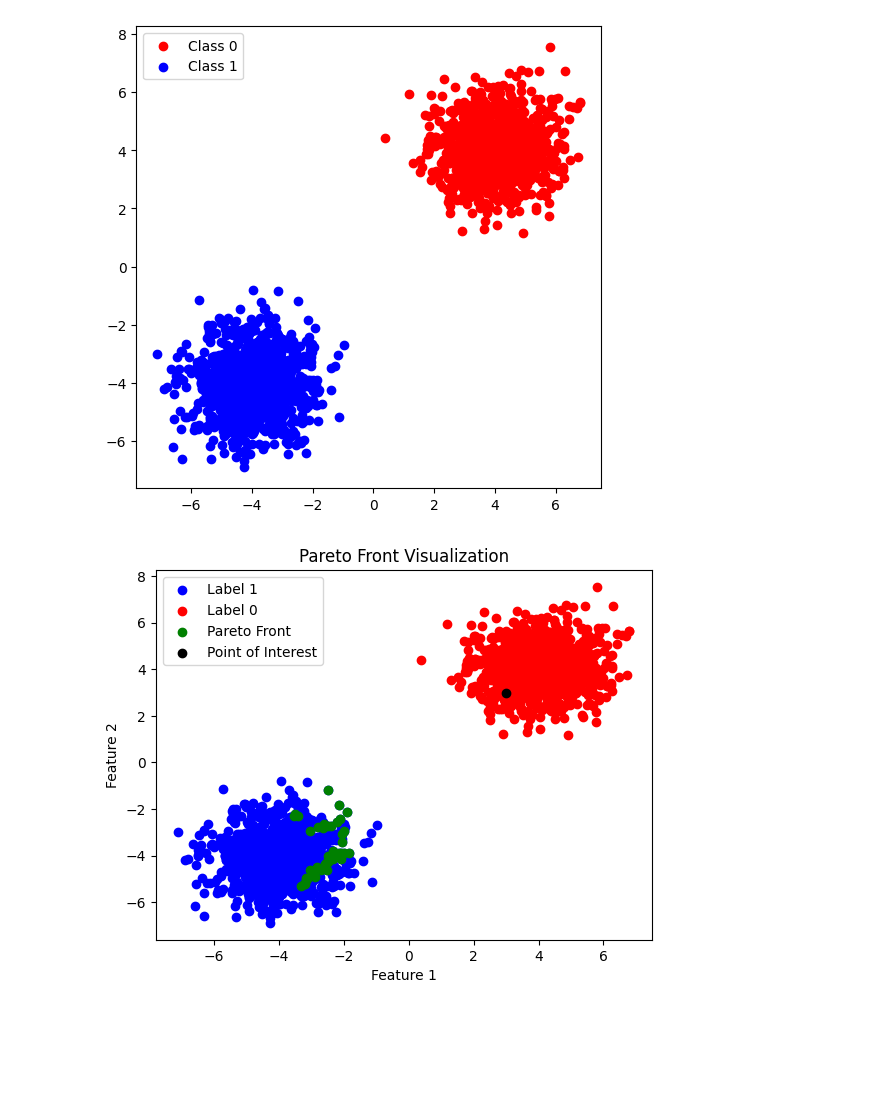
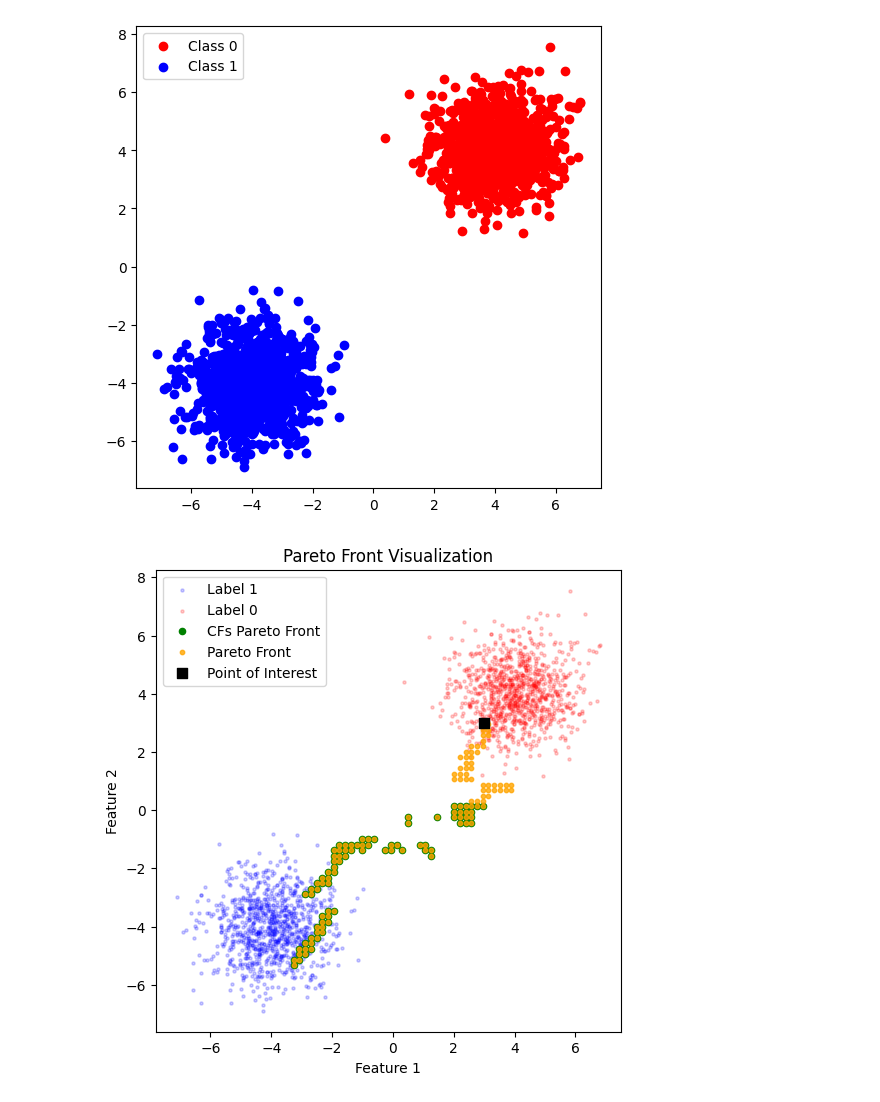
Before and after one commit to Advueu963/Uncertainty-aware-Counterfactuals, a Jupyter notebook: notebooks/pareto_front.ipynb, the cells around one changed output. Drawn from its saved outputs; the diff is of its cells as text; code cells hidden in the pictures; blank space fills up the shorter version.

```diff
--- a/notebooks/pareto_front.ipynb
+++ b/notebooks/pareto_front.ipynb
@@ -36,11 +38,17 @@ def get_costs(X, point_of_interest, desired_class=1):
     :return: An array of costs
     """
     probabilities,_ = ensemble_model.predict(X)
-    probabilities = probabilities.detach().log2().mul(-1).numpy()[:,desired_class]  # Convert to log2 probabilities
+    probabilities = probabilities.detach().mul(-1).numpy()[:,desired_class]  # Convert to log2 probabilities
     distances = np.linalg.norm(X - point_of_interest, axis=1)
     return np.vstack([distances, probabilities]).T
 # %%
-combined_costs = get_costs(X_label1, point_of_interest)
+# create grid of points
+grid_points = np.linspace(X.min() - 2, X.max() + 2, 100)
+xx, yy = np.meshgrid(grid_points, grid_points)
+grid_points = np.array([xx.flatten(), yy.flatten()]).T
+
+
+combined_costs = get_costs(grid_points, point_of_interest)
 # %%
 def is_pareto_efficient(costs, return_mask = True):
     """
@@ -67,17 +75,23 @@ def is_pareto_efficient(costs, return_mask = True):
     else:
         return is_efficient
 # %%
-pareto_front = X_label1[is_pareto_efficient(combined_costs)]
+pareto_front = grid_points[is_pareto_efficient(combined_costs)]
+mask = abs(combined_costs[is_pareto_efficient(combined_costs)][:,1]) > 0.5
+pareto_front_no_cfs = pareto_front[~mask]
+pareto_front_cfs = pareto_front[mask]
 # %%
-plt.scatter(X_label1[:,0], X_label1[:,1], c="blue", label="Label 1")
-plt.scatter(X_label0[:,0], X_label0[:,1], c="red", label="Label 0")
-plt.scatter(pareto_front[:,0], pareto_front[:,1], c="green", label="Pareto Front")
-plt.scatter(point_of_interest[0,0], point_of_interest[0,1], c="black", label="Point of Interest")
+fig, ax = plt.subplots(figsize=(6,6))
+ax.scatter(X_label1[:,0], X_label1[:,1],s=5,alpha=.2, c="blue", label="Label 1")
+ax.scatter(X_label0[:,0], X_label0[:,1],s=5,alpha=.2, c="red", label="Label 0")
+ax.scatter(pareto_front_cfs[:,0], pareto_front_cfs[:,1],s=20, c="green",label="CFs Pareto Front")
+ax.scatter(pareto_front[:,0], pareto_front[:,1], s=10,alpha=0.8,  c="orange", label="Pareto Front")
+ax.scatter(point_of_interest[0,0], point_of_interest[0,1],s=50,marker="s", c="black", label="Point of Interest")
 plt.legend()
 plt.title("Pareto Front Visualization")
 plt.xlabel("Feature 1")
 plt.ylabel("Feature 2")
+plt.savefig("pareto_front_visualization.pdf", dpi=300, bbox_inches='tight')
 plt.show()
 # %% [output]
-[figure, old version]
+[figure, new version]
 # %%
```
Also changed, not shown: parts of 5 cells of this notebook, 44 other files.
